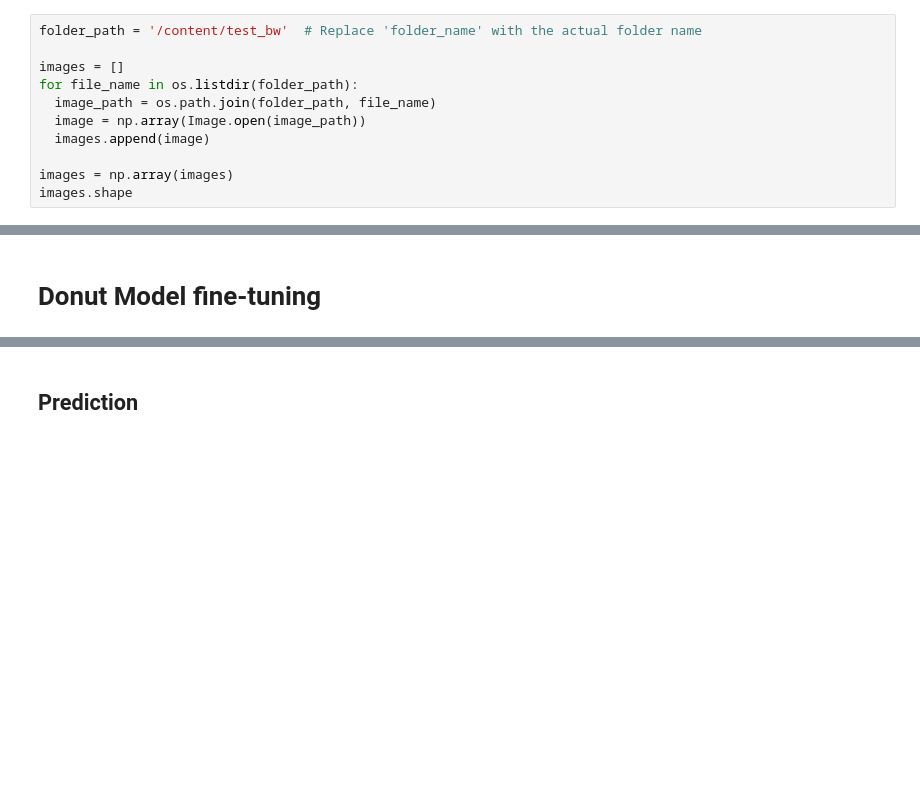
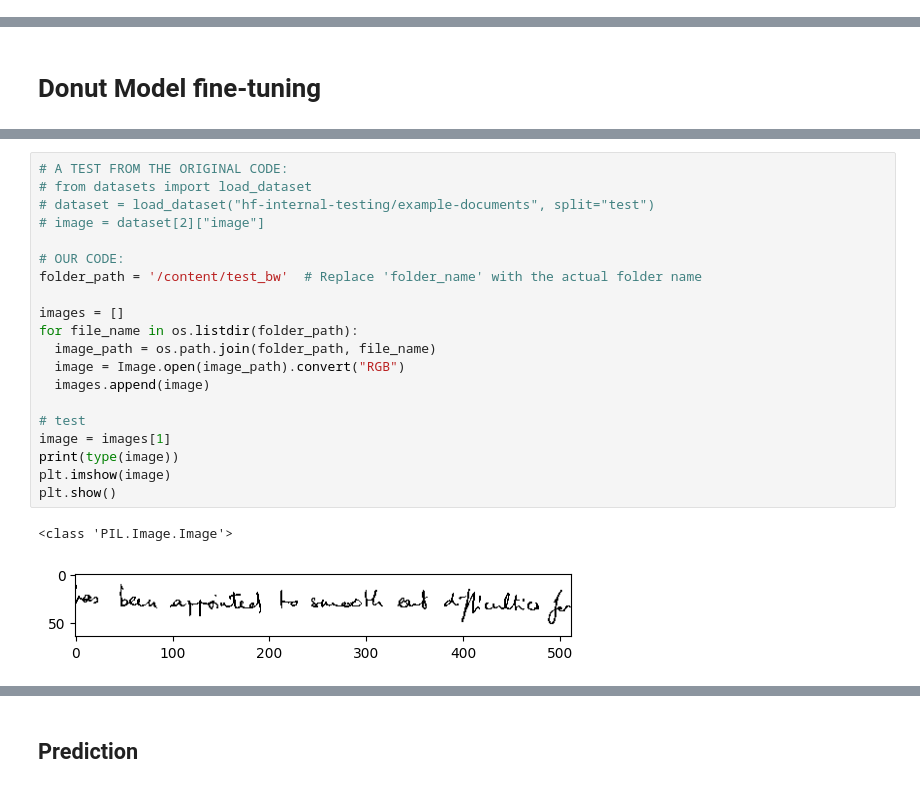
Before and after one commit to orielcoding/Handwriting-Recognition, a Jupyter notebook: MS2/donut_implementation.ipynb, the cells around one changed output, grey strips where cells are left out. Drawn from its saved outputs; the diff is of its cells as text; blank space fills up the shorter version.

```diff
--- a/MS2/donut_implementation.ipynb
+++ b/MS2/donut_implementation.ipynb
@@ -54,11 +40,0 @@ Archive:  /content/test_bw.zip
-# %%
-folder_path = '/content/test_bw'  # Replace 'folder_name' with the actual folder name
-
-images = []
-for file_name in os.listdir(folder_path):
-  image_path = os.path.join(folder_path, file_name)
-  image = np.array(Image.open(image_path))
-  images.append(image)
-
-images = np.array(images)
-images.shape
@@ -152,0 +108,23 @@ Requirement already satisfied: sentencepiece in /usr/local/lib/python3.10/dist-p
+# %%
+# A TEST FROM THE ORIGINAL CODE:
+# from datasets import load_dataset
+# dataset = load_dataset("hf-internal-testing/example-documents", split="test")
+# image = dataset[2]["image"]
+
+# OUR CODE:
+folder_path = '/content/test_bw'  # Replace 'folder_name' with the actual folder name
+
+images = []
+for file_name in os.listdir(folder_path):
+  image_path = os.path.join(folder_path, file_name)
+  image = Image.open(image_path).convert("RGB")
+  images.append(image)
+
+# test
+image = images[1]
+print(type(image))
+plt.imshow(image)
+plt.show()
+# %% [output]
+<class 'PIL.Image.Image'>
+[figure, added]
```
Also changed, not shown: parts of 18 cells of this notebook, 4 other files.
